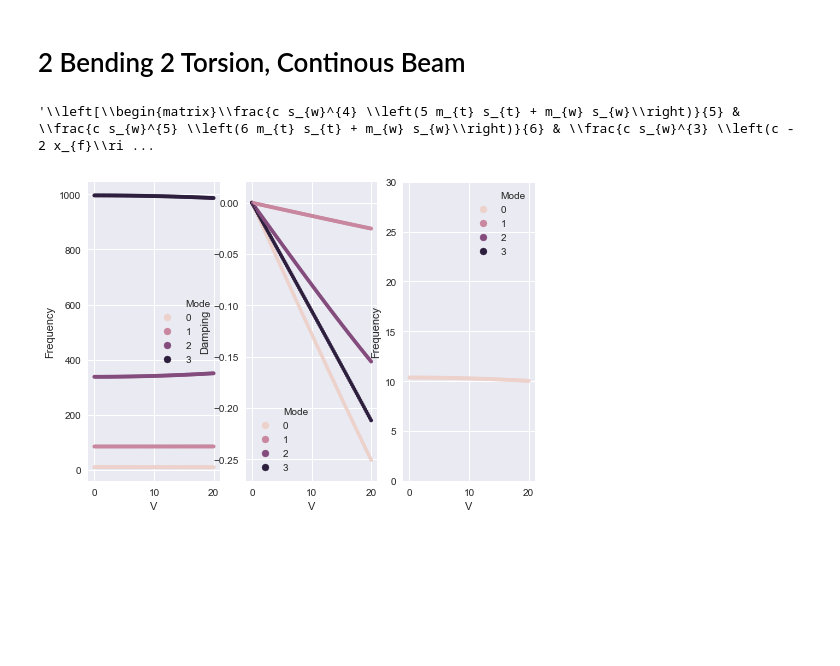
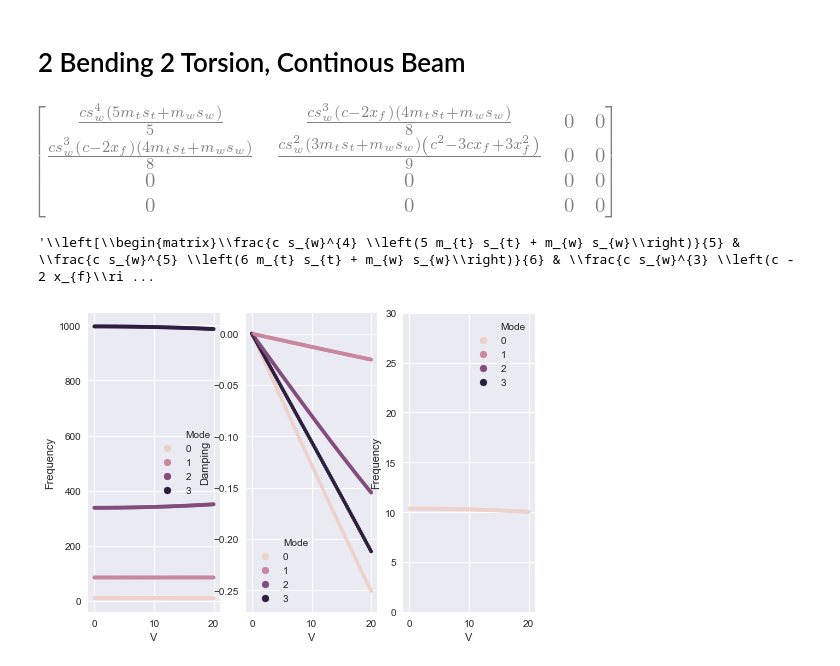
Before and after one commit to fh9g12/FwtModels, a Jupyter notebook: Workbooks/1_Assumed Shapes Modelling/4_AssumedShapes2Bending2Torsion.ipynb, the cells around one changed output. Drawn from its saved outputs; the diff is of its cells as text; code cells hidden in the pictures; blank space fills up the shorter version.

```diff
--- a/Workbooks/1_Assumed Shapes Modelling/4_AssumedShapes2Bending2Torsion.ipynb
+++ b/Workbooks/1_Assumed Shapes Modelling/4_AssumedShapes2Bending2Torsion.ipynb
@@ -59,15 +59,17 @@ p = AssumedShapes.FwtParameters(m_w = mu,
 # create generalised coordinates
 q0,q1,q2,q3 = me.dynamicsymbols('q:4')
 q = sym.Matrix([q0,q1,q2,q3])
-q0,q1 = me.dynamicsymbols('q:4')
-q = sym.Matrix([q0,q1,q2,q3])
+
 
 ## create model
 
 # define shape Functions
 z_w = q0*y**2+q1*y**3+q2*y*(x-p.x_f)+q3*y**2*(x-p.x_f)
+alpha_w = q2*y+q3*y**2
 
-alpha_w = q2*y+q3*y**2
+z_w = q0*y**2+q1*y*(x-p.x_f)
+alpha_w = q1*y
+
 
 # FWT
 z_t = z_w.subs(y,p.s_w)
@@ -82,6 +84,10 @@ variables = list(p.GetTuple())
 variables.remove(p.V)
 
 nModel = sModel.createNumericInstance(tuple(variables))
+# %%
+sModel.M
+# %% [output]
+[figure, added]
 # %%
 from IPython.display import display, Markdown
 from sympy.physics.vector.printing import vlatex
```
Also changed, not shown: 14 other files.
